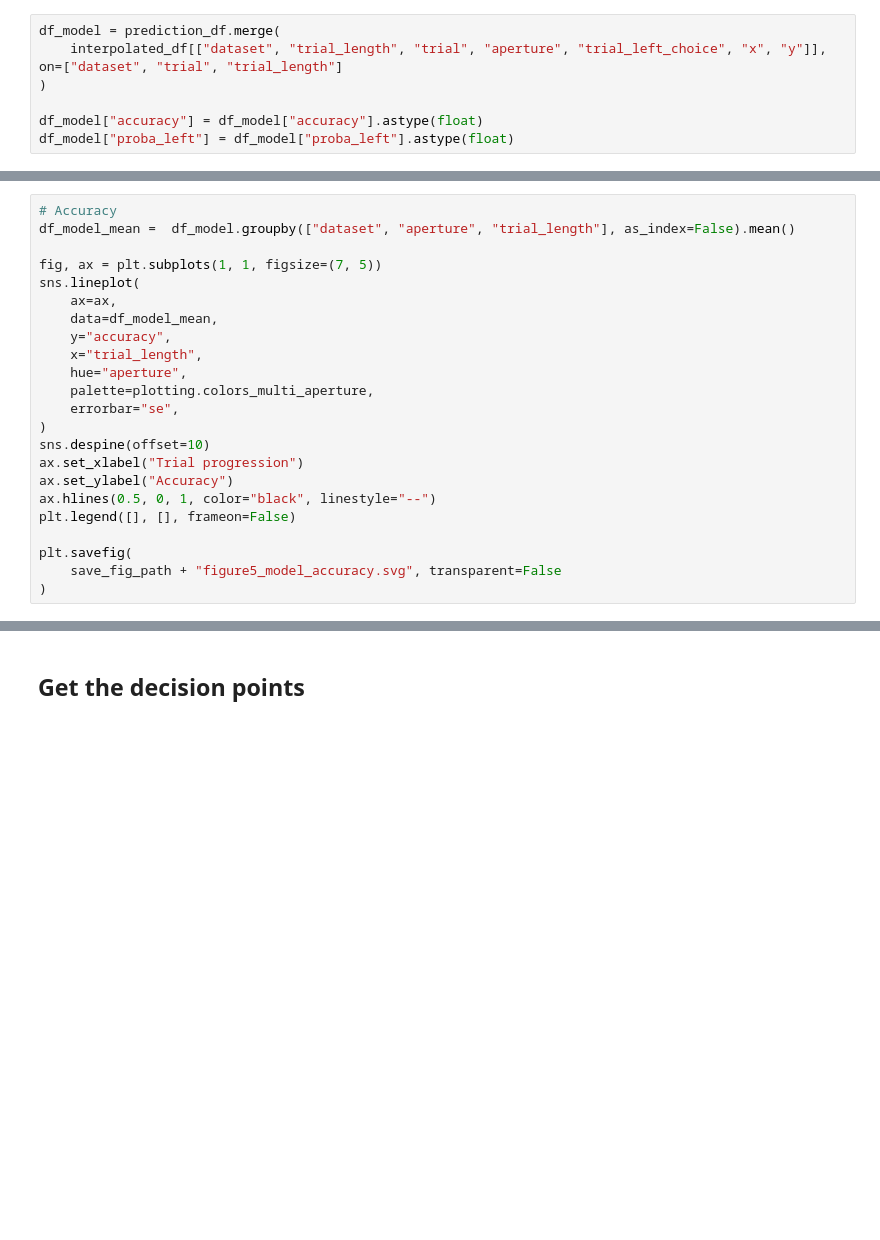
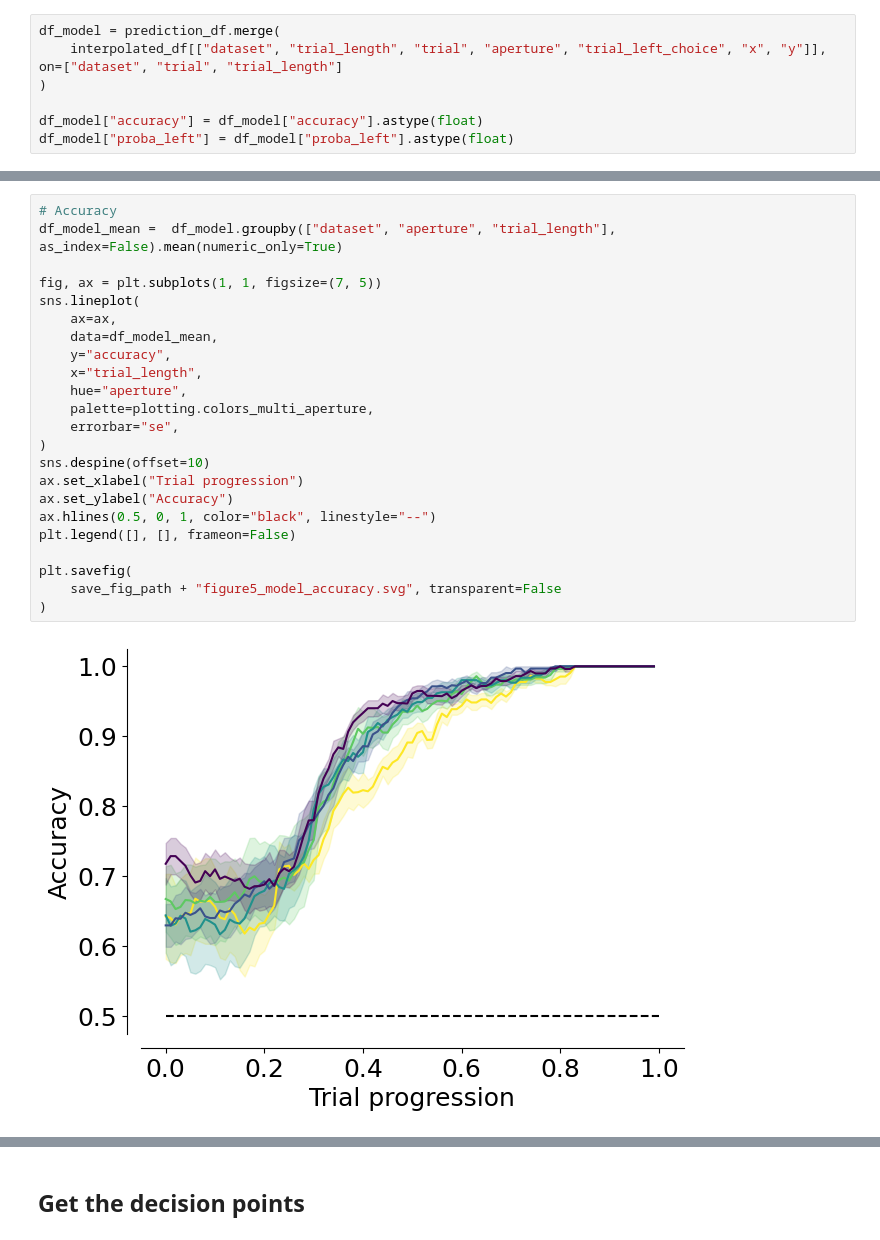
Before and after one commit to MMathisLab/FreelyMovingVR4Mice, a Jupyter notebook: dj_pipeline/notebooks/NP_figures/multi_regression.ipynb, the cells around one changed output, grey strips where cells are left out. Drawn from its saved outputs; the diff is of its cells as text; blank space fills up the shorter version.

```diff
--- a/dj_pipeline/notebooks/NP_figures/multi_regression.ipynb
+++ b/dj_pipeline/notebooks/NP_figures/multi_regression.ipynb
@@ -390,26 +431,28 @@ plt.savefig(
 # %%
 # Accuracy
-df_model_mean =  df_model.groupby(["dataset", "aperture", "trial_length"], as_index=False).mean()
+df_model_mean =  df_model.groupby(["dataset", "aperture", "trial_length"], as_index=False).mean(numeric_only=True)
 
 fig, ax = plt.subplots(1, 1, figsize=(7, 5))
 sns.lineplot(
     ax=ax,
     data=df_model_mean,
     y="accuracy",
     x="trial_length",
     hue="aperture",
     palette=plotting.colors_multi_aperture,
     errorbar="se",
 )
 sns.despine(offset=10)
 ax.set_xlabel("Trial progression")
 ax.set_ylabel("Accuracy")
 ax.hlines(0.5, 0, 1, color="black", linestyle="--")
 plt.legend([], [], frameon=False)
 
 plt.savefig(
     save_fig_path + "figure5_model_accuracy.svg", transparent=False
 )
+# %% [output]
+[figure, added]
 # %%
 df_model["trial_length_bin"] = pd.cut(
     df_model["trial_length"], bins=50
```
Also changed, not shown: parts of 21 cells of this notebook, 3 other files.
